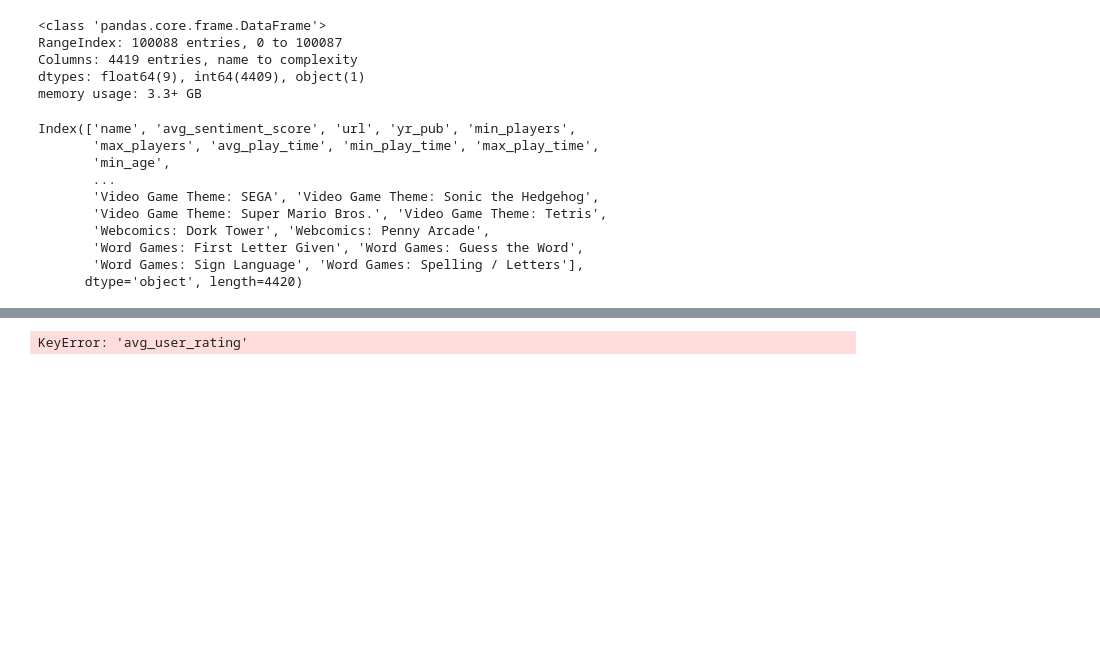
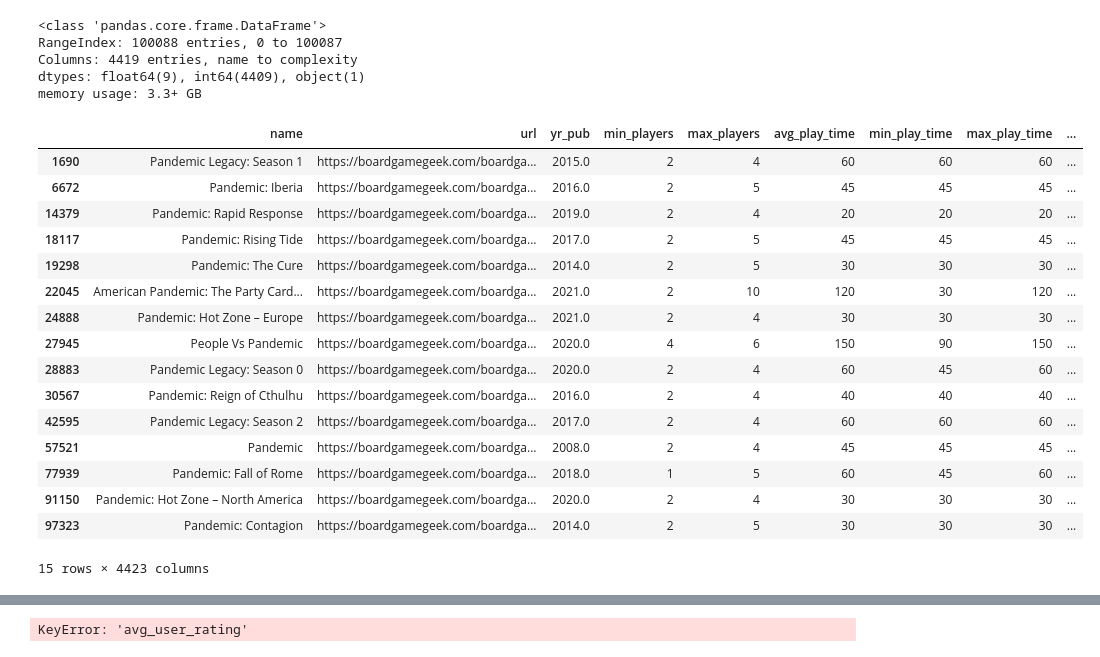
Before and after one commit to cttlc2u/proj5_boardgamerec, a Jupyter notebook: Recommendation.ipynb, the cells around one changed output, grey strips where cells are left out. Cells and saved outputs as stored; diff of their text form; code cells hidden in the pictures; blank space fills up the shorter version.

```diff
--- a/Recommendation.ipynb
+++ b/Recommendation.ipynb
@@ -16,16 +19,24 @@ RangeIndex: 100088 entries, 0 to 100087
 Columns: 4419 entries, name to complexity
 dtypes: float64(9), int64(4409), object(1)
 memory usage: 3.3+ GB
-# %%
-df.columns
-# %% [output]
-Index(['name', 'avg_sentiment_score', 'url', 'yr_pub', 'min_players',
-       'max_players', 'avg_play_time', 'min_play_time', 'max_play_time',
-       'min_age',
-       ...
-       'Video Game Theme: SEGA', 'Video Game Theme: Sonic the Hedgehog',
-       'Video Game Theme: Super Mario Bros.', 'Video Game Theme: Tetris',
-       'Webcomics: Dork Tower', 'Webcomics: Penny Arcade',
-       'Word Games: First Letter Given', 'Word Games: Guess the Word',
-       'Word Games: Sign Language', 'Word Games: Spelling / Letters'],
-      dtype='object', length=4420)
+# %%
+search = 'Pandemic'
+df[df['name'].str.contains(search)]
+# %% [output]
+|  | name | url | yr_pub | min_players | max_players | avg_play_time | min_play_time | max_play_time | ... |
+| 1690 | Pandemic Legacy: Season 1 | https://boardgamegeek.com/boardga... | 2015.0 | 2 | 4 | 60 | 60 | 60 | ... |
+| 6672 | Pandemic: Iberia | https://boardgamegeek.com/boardga... | 2016.0 | 2 | 5 | 45 | 45 | 45 | ... |
+| 14379 | Pandemic: Rapid Response | https://boardgamegeek.com/boardga... | 2019.0 | 2 | 4 | 20 | 20 | 20 | ... |
+| 18117 | Pandemic: Rising Tide | https://boardgamegeek.com/boardga... | 2017.0 | 2 | 5 | 45 | 45 | 45 | ... |
+| 19298 | Pandemic: The Cure | https://boardgamegeek.com/boardga... | 2014.0 | 2 | 5 | 30 | 30 | 30 | ... |
+| 22045 | American Pandemic: The Party Card... | https://boardgamegeek.com/boardga... | 2021.0 | 2 | 10 | 120 | 30 | 120 | ... |
+| 24888 | Pandemic: Hot Zone – Europe | https://boardgamegeek.com/boardga... | 2021.0 | 2 | 4 | 30 | 30 | 30 | ... |
+| 27945 | People Vs Pandemic | https://boardgamegeek.com/boardga... | 2020.0 | 4 | 6 | 150 | 90 | 150 | ... |
+| 28883 | Pandemic Legacy: Season 0 | https://boardgamegeek.com/boardga... | 2020.0 | 2 | 4 | 60 | 45 | 60 | ... |
+| 30567 | Pandemic: Reign of Cthulhu | https://boardgamegeek.com/boardga... | 2016.0 | 2 | 4 | 40 | 40 | 40 | ... |
+| 42595 | Pandemic Legacy: Season 2 | https://boardgamegeek.com/boardga... | 2017.0 | 2 | 4 | 60 | 60 | 60 | ... |
+| 57521 | Pandemic | https://boardgamegeek.com/boardga... | 2008.0 | 2 | 4 | 45 | 45 | 45 | ... |
+| 77939 | Pandemic: Fall of Rome | https://boardgamegeek.com/boardga... | 2018.0 | 1 | 5 | 60 | 45 | 60 | ... |
+| 91150 | Pandemic: Hot Zone – North America | https://boardgamegeek.com/boardga... | 2020.0 | 2 | 4 | 30 | 30 | 30 | ... |
+| 97323 | Pandemic: Contagion | https://boardgamegeek.com/boardga... | 2014.0 | 2 | 5 | 30 | 30 | 30 | ... |
+15 rows × 4423 columns
```
Also changed, not shown: parts of 31 cells of this notebook, 3 other files.
